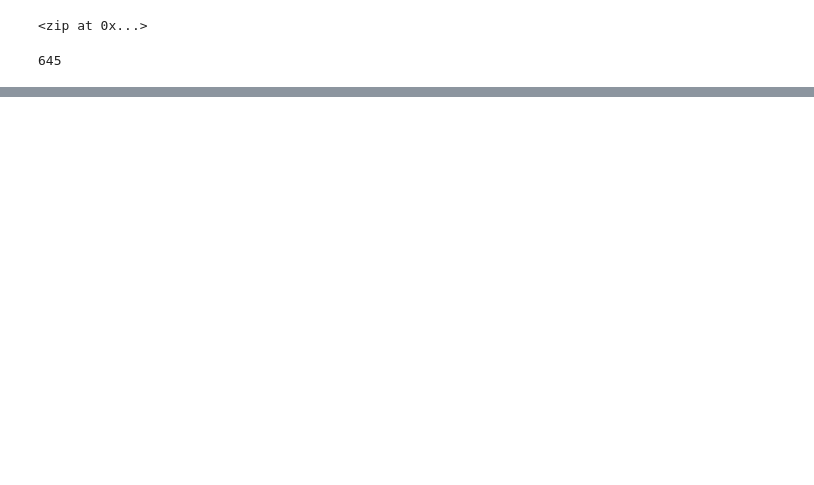
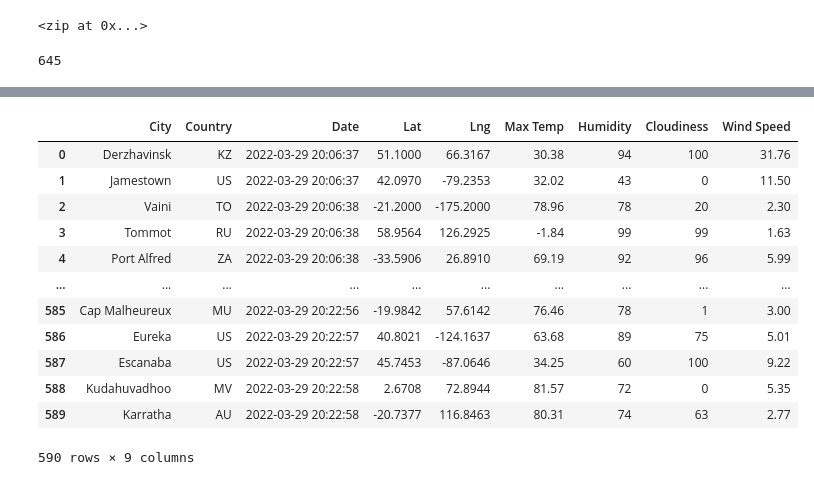
Before and after one commit to sarmstrong9/World_Weather_Analysis, a Jupyter notebook: WeatherPy.ipynb, the cells around one changed output, grey strips where cells are left out. Cells and saved outputs as stored; diff of their text form; code cells hidden in the pictures; blank space fills up the shorter version.

```diff
--- a/WeatherPy.ipynb
+++ b/WeatherPy.ipynb
@@ -135,5 +149,22 @@ new_column_order = ["column2", "column4", "column1"]
+# %%
+new_column_order = ["City", "Country", "Date", "Lat", "Lng", "Max Temp", "Humidity", "Cloudiness", "Wind Speed"]
 # %%
 city_data_df = city_data_df[new_column_order]
+city_data_df
+# %% [output]
+|  | City | Country | Date | Lat | Lng | Max Temp | Humidity | Cloudiness | Wind Speed |
+| 0 | Derzhavinsk | KZ | 2022-03-29 20:06:37 | 51.1000 | 66.3167 | 30.38 | 94 | 100 | 31.76 |
+| 1 | Jamestown | US | 2022-03-29 20:06:37 | 42.0970 | -79.2353 | 32.02 | 43 | 0 | 11.50 |
+| 2 | Vaini | TO | 2022-03-29 20:06:38 | -21.2000 | -175.2000 | 78.96 | 78 | 20 | 2.30 |
+| 3 | Tommot | RU | 2022-03-29 20:06:38 | 58.9564 | 126.2925 | -1.84 | 99 | 99 | 1.63 |
+| 4 | Port Alfred | ZA | 2022-03-29 20:06:38 | -33.5906 | 26.8910 | 69.19 | 92 | 96 | 5.99 |
+| ... | ... | ... | ... | ... | ... | ... | ... | ... | ... |
+| 585 | Cap Malheureux | MU | 2022-03-29 20:22:56 | -19.9842 | 57.6142 | 76.46 | 78 | 1 | 3.00 |
+| 586 | Eureka | US | 2022-03-29 20:22:57 | 40.8021 | -124.1637 | 63.68 | 89 | 75 | 5.01 |
+| 587 | Escanaba | US | 2022-03-29 20:22:57 | 45.7453 | -87.0646 | 34.25 | 60 | 100 | 9.22 |
+| 588 | Kudahuvadhoo | MV | 2022-03-29 20:22:58 | 2.6708 | 72.8944 | 81.57 | 72 | 0 | 5.35 |
+| 589 | Karratha | AU | 2022-03-29 20:22:58 | -20.7377 | 116.8463 | 80.31 | 74 | 63 | 2.77 |
+590 rows × 9 columns
 # %%
 # Create the output file (CSV).
 output_data_file = "weather_data/cities.csv"
```
Also changed, not shown: parts of 4 cells of this notebook, 2 other files.
